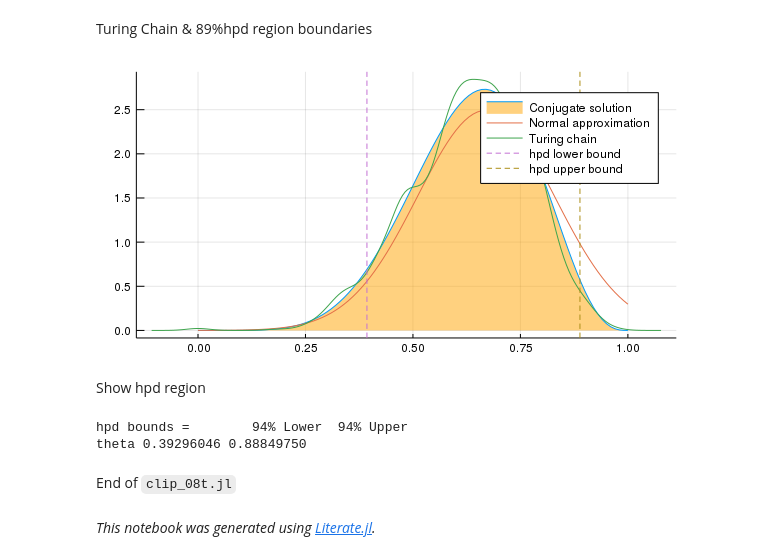
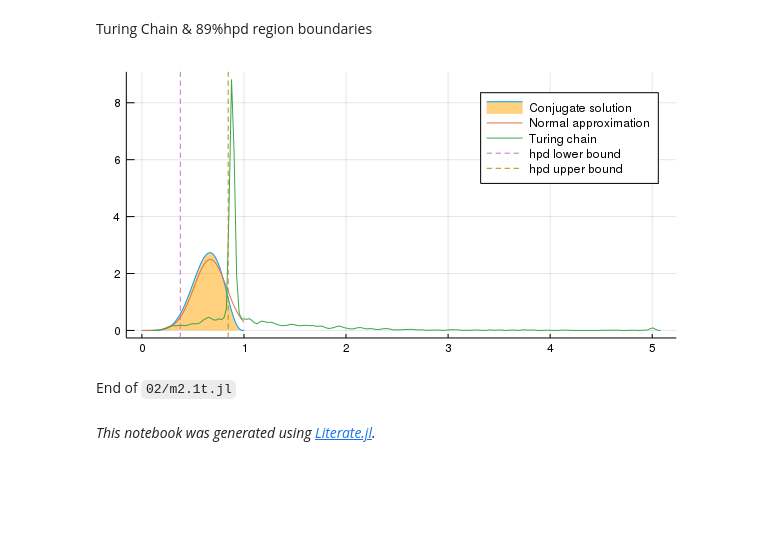
Before and after one commit to StatisticalRethinkingJulia/TuringModels.jl, a Jupyter notebook: notebooks/02/m2.1t.ipynb, the cells around one changed output. Cells and saved outputs as stored; diff of their text form; code cells hidden in the pictures; blank space fills up the shorter version.

Commit message:
Updates for MCMCChains.jl

```diff
--- a/notebooks/02/m2.1t.ipynb
+++ b/notebooks/02/m2.1t.ipynb
@@ -93,0 +85,8 @@ Union{Missing, Float64}[0.0 0.042653913 … 10.0 0.8851422413177973; 0.0 0.00034
+# %%
+chn2 = MCMCChains.Chains(chn.value[1001:2000,:,:],
+  vcat(chn.name_map[:internals], chn.name_map[:parameters]),
+  Dict(
+    :parameters => chn.name_map[:parameters],
+    :internals => chn.name_map[:internals]
+  )
+)
@@ -115,0 +148,4 @@ eval_num  4.0000000000  4.00000000 10.000000000 10.000000000 10.0000000000
+# %%
+d, p, c = size(chn2);
+theta = convert(Vector{Float64}, reshape(chn2.value[:, 7, :], (d*c)));
+bnds = quantile(theta, [0.045, 0.945])
@@ -118,2 +157,0 @@ Compute at hpd region
-# %%
-bnds = MCMCChain.hpd(chn2[:, 4, :], alpha=0.06);
@@ -135,19 +177,12 @@ Turing Chain &  89%hpd region boundaries
 # %%
 #tmp = convert(Array{Float64,3}, chn.value[:, 4, :])
 #draws = reshape(tmp, (size(tmp, 1)*size(tmp, 3)),)
-density!(chn.value[:, 4, 1], lab="Turing chain")
-vline!([bnds.value[1]], line=:dash, lab="hpd lower bound")
-vline!([bnds.value[2]], line=:dash, lab="hpd upper bound")
+density!(chn.value[:, 2, 1], lab="Turing chain")
+vline!([bnds[1]], line=:dash, lab="hpd lower bound")
+vline!([bnds[2]], line=:dash, lab="hpd upper bound")
 # %% [output]
-[figure, old version]
+[figure, new version]
-# %% [markdown]
-Show hpd region
-# %%
-println("hpd bounds = $bnds\n")
-# %% [output]
-hpd bounds =        94% Lower  94% Upper
-theta 0.39296046 0.88849750
 # %% [markdown]
-End of `clip_08t.jl`
+End of `02/m2.1t.jl`
 # %% [markdown]
 *This notebook was generated using [Literate.jl](https://github.com/fredrikekre/Literate.jl).*
```
Also changed, not shown: parts of 13 cells of this notebook, 59 other files.
